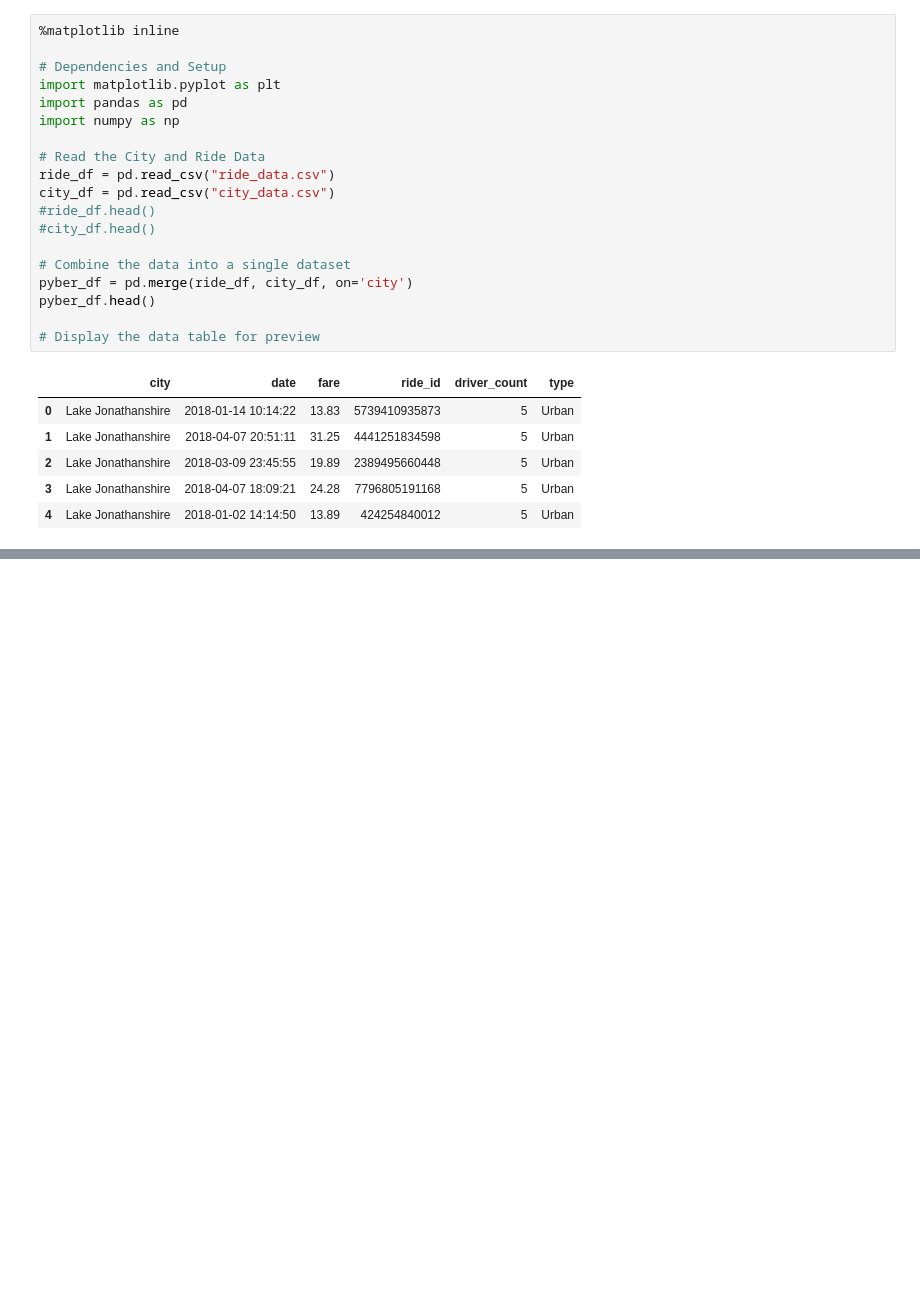
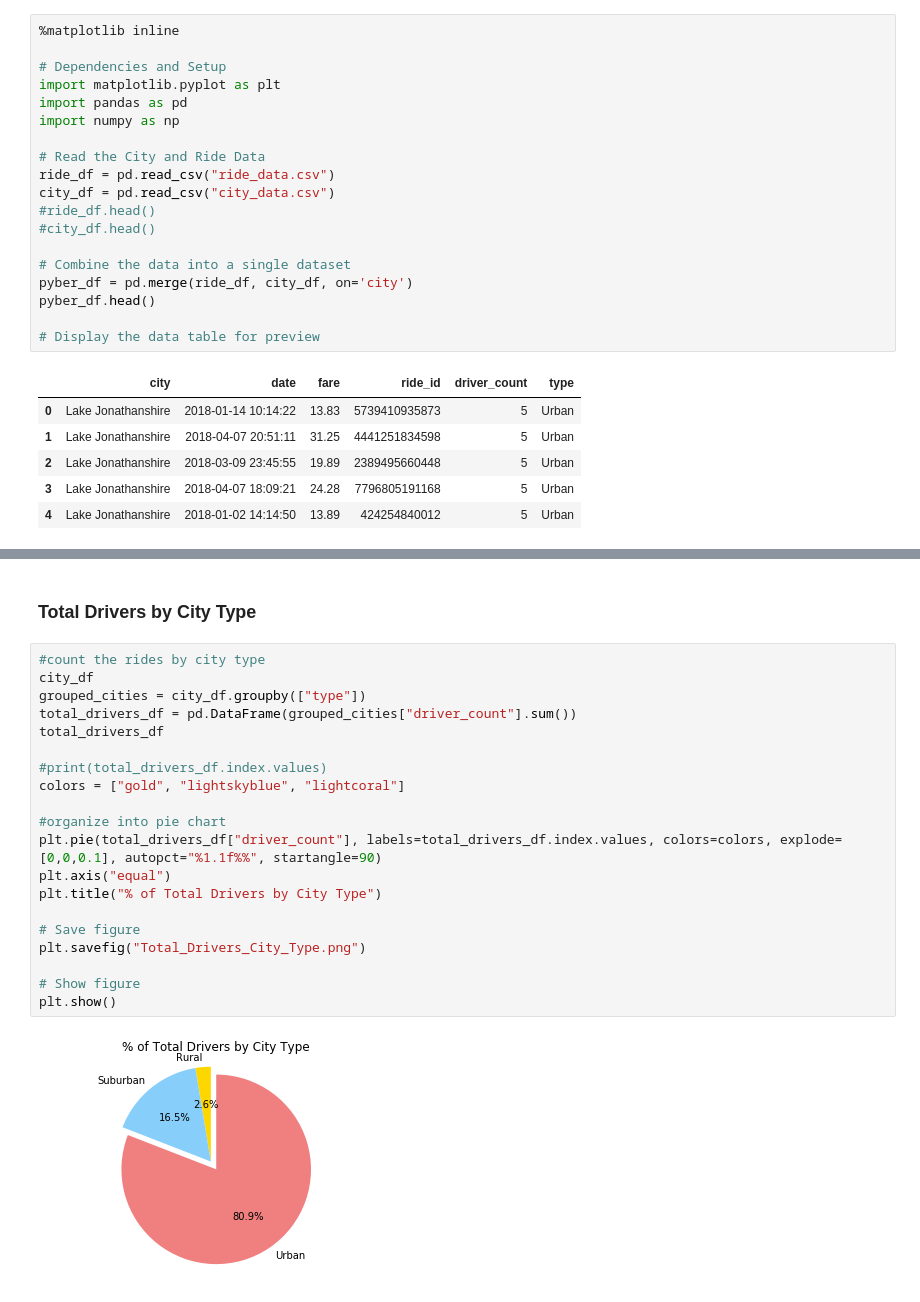
Before and after one commit to emtodd11/HW5-Matplotlib, a Jupyter notebook: Emily Todd_HW5_Matplotlib_Pyber.ipynb, the cells around one changed output, grey strips where cells are left out. Drawn from its saved outputs; the diff is of its cells as text; blank space fills up the shorter version.

```diff
--- a/Emily Todd_HW5_Matplotlib_Pyber.ipynb
+++ b/Emily Todd_HW5_Matplotlib_Pyber.ipynb
@@ -125,0 +177,24 @@ plt.show()
+# %% [markdown]
+### Total Drivers by City Type
+# %%
+#count the rides by city type
+city_df
+grouped_cities = city_df.groupby(["type"])
+total_drivers_df = pd.DataFrame(grouped_cities["driver_count"].sum())
+total_drivers_df
+
+#print(total_drivers_df.index.values)
+colors = ["gold", "lightskyblue", "lightcoral"]
+
+#organize into pie chart
+plt.pie(total_drivers_df["driver_count"], labels=total_drivers_df.index.values, colors=colors, explode=[0,0,0.1], autopct="%1.1f%%", startangle=90)
+plt.axis("equal")
+plt.title("% of Total Drivers by City Type")
+
+# Save figure
+plt.savefig("Total_Drivers_City_Type.png")
+
+# Show figure
+plt.show()
+# %% [output]
+[figure, added]
```
Also changed, not shown: parts of 7 cells of this notebook, 3 other files.
